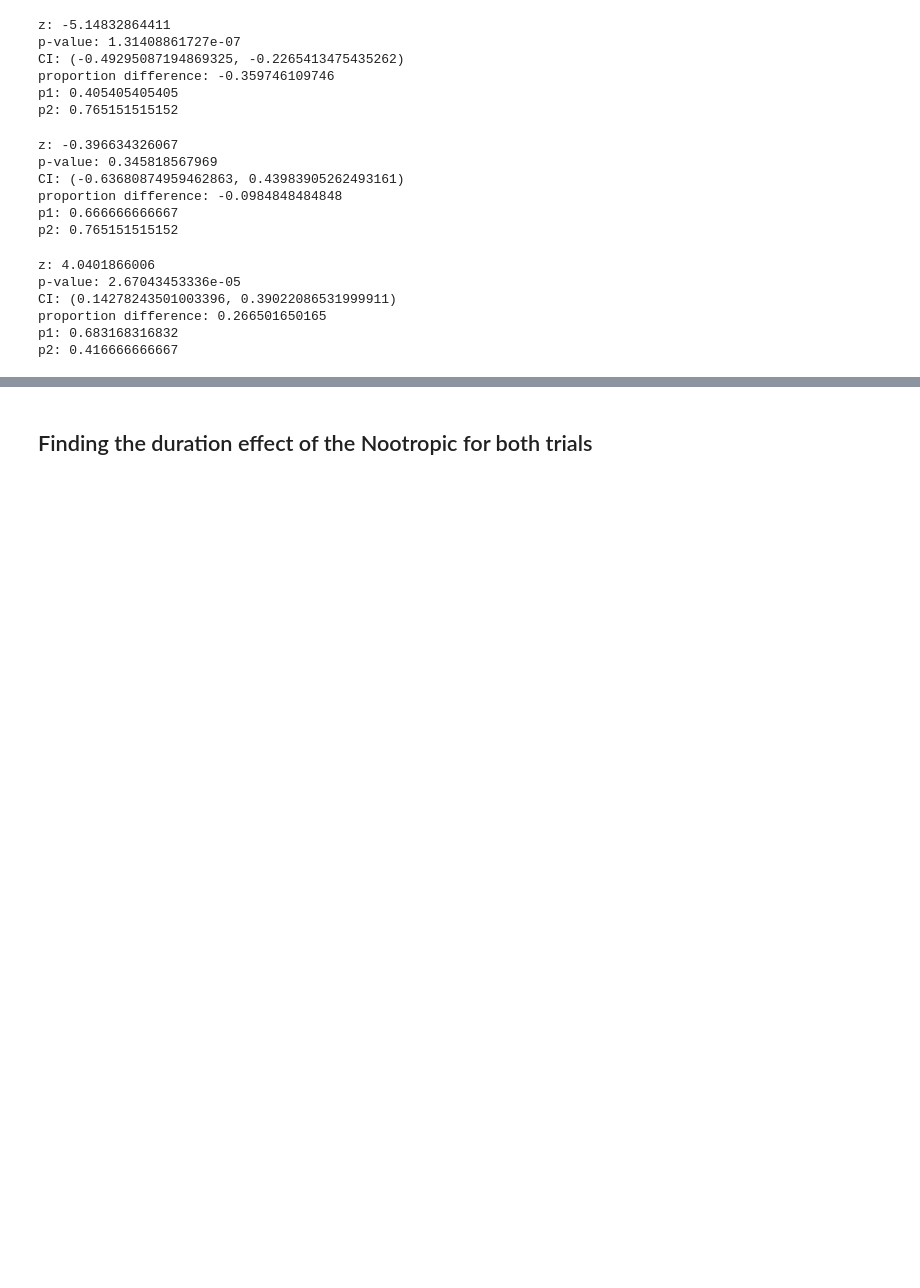
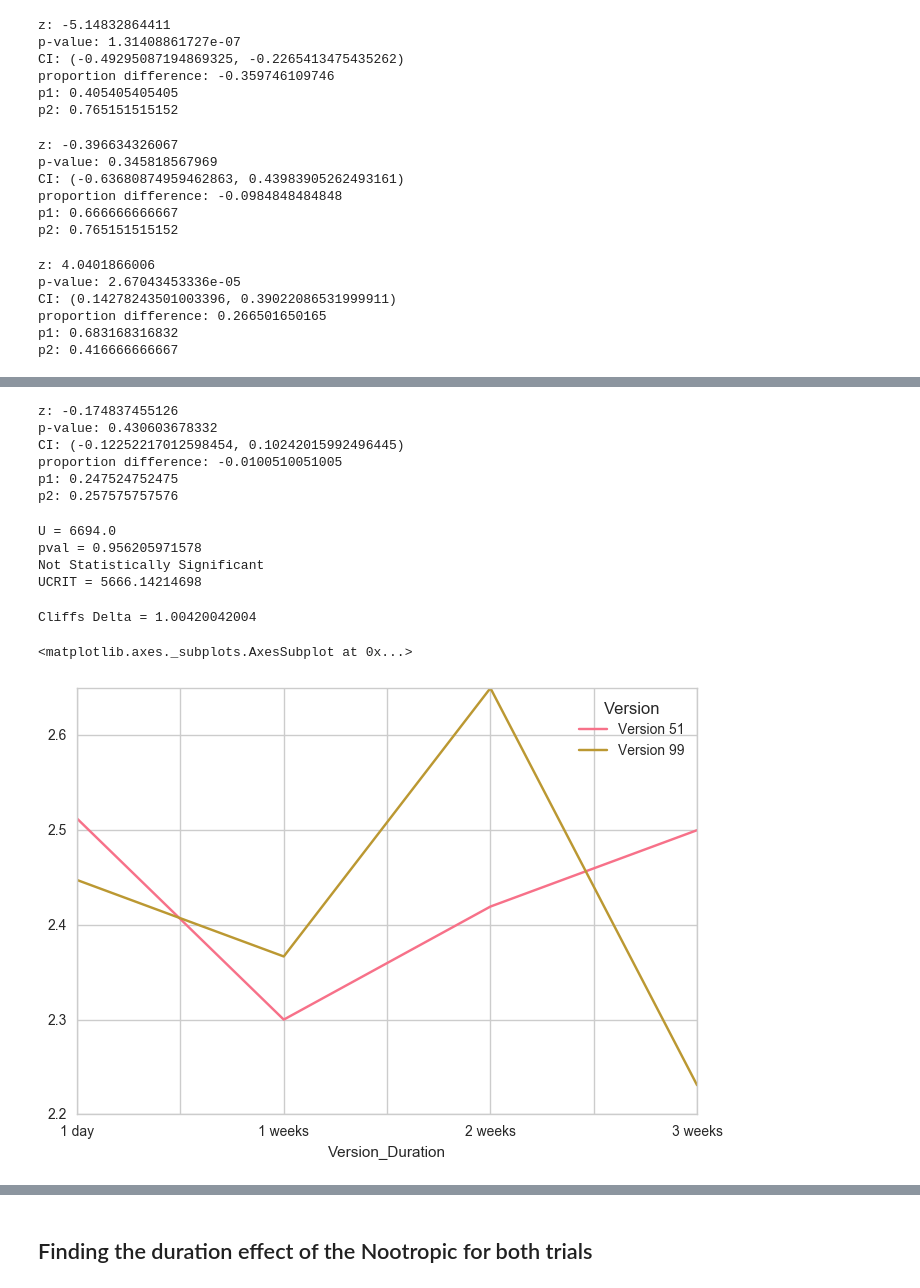
Before and after one commit to s-leung/NootropicProject, a Jupyter notebook: Comparing between Trials .ipynb, the cells around one changed output, grey strips where cells are left out. Drawn from its saved outputs; the diff is of its cells as text; code cells hidden in the pictures; blank space fills up the shorter version.

```diff
--- a/Comparing between Trials .ipynb
+++ b/Comparing between Trials .ipynb
@@ -1154,0 +1362,4 @@ SyntaxError: invalid syntax (<ipython-input-154-d888771911eb>, line 1)
+# %%
+PE99 = df_99[['Physical_Energy','Overall_Exp_Rating', 'Version', 'Version_Duration']]
+PE51 = df_51[['Physical_Energy','Overall_Exp_Rating', 'Version', 'Version_Duration']]
+PE_df = pd.concat([PE99, PE51])
@@ -1154,0 +1395,12 @@ SyntaxError: invalid syntax (<ipython-input-154-d888771911eb>, line 1)
+# %%
+#no effect
+twoporZtest(25,34, 101, 132)
+# %% [output]
+z: -0.174837455126
+p-value: 0.430603678332
+CI: (-0.12252217012598454, 0.10242015992496445)
+proportion difference: -0.0100510051005
+p1: 0.247524752475
+p2: 0.257575757576
+# %%
+PE_df['PE_Rating'] = PE_df['Physical_Energy'].map(rating_3)
@@ -1154,0 +1410,16 @@ SyntaxError: invalid syntax (<ipython-input-154-d888771911eb>, line 1)
+# %%
+manntest(pe99, pe51)
+# %% [output]
+U = 6694.0
+pval = 0.956205971578
+Not Statistically Significant
+UCRIT = 5666.14214698
+# %%
+cliffsdelta( 6694.0,pe99, pe51)
+# %% [output]
+Cliffs Delta = 1.00420042004
+# %%
+pd.crosstab(index=PE_df.Version_Duration, columns=PE_df.Version, values=PE_df.PE_Rating, aggfunc=np.mean).plot()
+# %% [output]
+<matplotlib.axes._subplots.AxesSubplot at 0x...>
+[figure, added]
```
Also changed, not shown: parts of 73 cells of this notebook.
